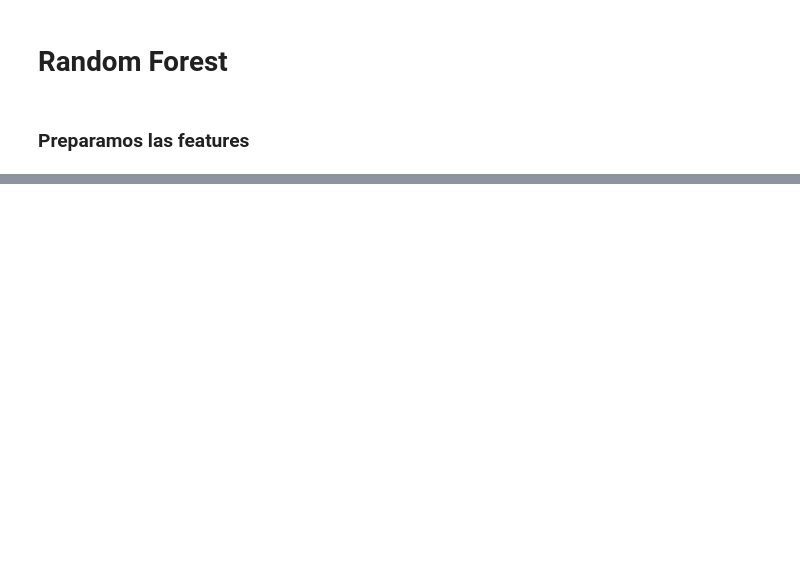
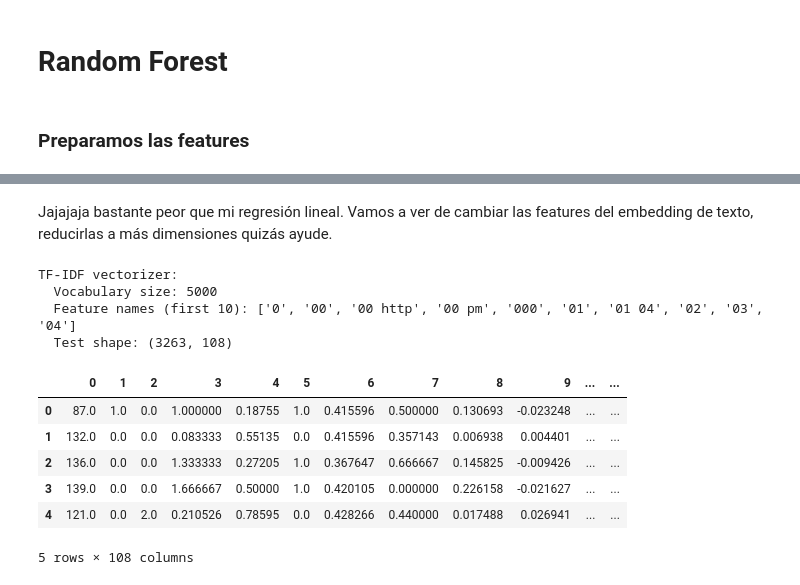
Before and after one commit to MateAlv/tweet-checker, a Jupyter notebook: notebooks/03_random_forest.ipynb, the cells around one changed output, grey strips where cells are left out. Drawn from its saved outputs; the diff is of its cells as text; code cells hidden in the pictures; blank space fills up the shorter version.

```diff
--- a/notebooks/03_random_forest.ipynb
+++ b/notebooks/03_random_forest.ipynb
@@ -135,0 +282,56 @@ AttributeError: 'coo_matrix' object has no attribute 'head'
+# %% [markdown]
+Jajajaja bastante peor que mi regresión lineal. Vamos a ver de cambiar las features del embedding de texto, reducirlas a más dimensiones quizás ayude.
+# %%
+from sklearn.decomposition import TruncatedSVD
+N_COMPONENTS = 100 # Voy a tener que jugar un poco con este hiperparámetro
+
+# Transformer para texto (TF-IDF)
+tfidf_vectorizer = TfidfVectorizer(
+    max_features=5000,
+    ngram_range=(1, 2),
+    min_df=2,
+    max_df=0.95,
+    strip_accents='unicode',
+    lowercase=True,
+    analyzer='word',
+    token_pattern=r'\w{1,}',
+    stop_words='english'
+)
+
+X_train_text = tfidf_vectorizer.fit_transform(X_train[embedding_feature].fillna(''))
+X_val_text = tfidf_vectorizer.transform(X_val[embedding_feature].fillna(''))
+X_test_text = tfidf_vectorizer.transform(test_df[embedding_feature].fillna(''))
+
+print(f"\nTF-IDF vectorizer:")
+print(f"  Vocabulary size: {len(tfidf_vectorizer.vocabulary_)}")
+print(f"  Feature names (first 10): {tfidf_vectorizer.get_feature_names_out()[:10].tolist()}")
+
+
+svd = TruncatedSVD(
+    n_components=N_COMPONENTS,
+    random_state=RANDOM_SEED
+)
+
+X_train_text_15 = svd.fit_transform(X_train_text)
+X_val_text_15   = svd.transform(X_val_text)
+X_test_text_15  = svd.transform(X_test_text)
+
+X_train_combined = np.hstack([X_train_numeric, X_train_text_15])
+X_val_combined   = np.hstack([X_val_numeric,   X_val_text_15])
+X_test_combined  = np.hstack([X_test_numeric,  X_test_text_15])
+
+print(f"  Test shape: {X_test_combined.shape}")
+
+pd.DataFrame(X_train_combined).head()
+# %% [output]
+TF-IDF vectorizer:
+  Vocabulary size: 5000
+  Feature names (first 10): ['0', '00', '00 http', '00 pm', '000', '01', '01 04', '02', '03', '04']
+  Test shape: (3263, 108)
+|  | 0 | 1 | 2 | 3 | 4 | 5 | 6 | 7 | 8 | 9 | ... | ... |
+| 0 | 87.0 | 1.0 | 0.0 | 1.000000 | 0.18755 | 1.0 | 0.415596 | 0.500000 | 0.130693 | -0.023248 | ... | ... |
+| 1 | 132.0 | 0.0 | 0.0 | 0.083333 | 0.55135 | 0.0 | 0.415596 | 0.357143 | 0.006938 | 0.004401 | ... | ... |
+| 2 | 136.0 | 0.0 | 0.0 | 1.333333 | 0.27205 | 1.0 | 0.367647 | 0.666667 | 0.145825 | -0.009426 | ... | ... |
+| 3 | 139.0 | 0.0 | 0.0 | 1.666667 | 0.50000 | 1.0 | 0.420105 | 0.000000 | 0.226158 | -0.021627 | ... | ... |
+| 4 | 121.0 | 0.0 | 2.0 | 0.210526 | 0.78595 | 0.0 | 0.428266 | 0.440000 | 0.017488 | 0.026941 | ... | ... |
+5 rows × 108 columns
```
Also changed, not shown: parts of 16 cells of this notebook.
